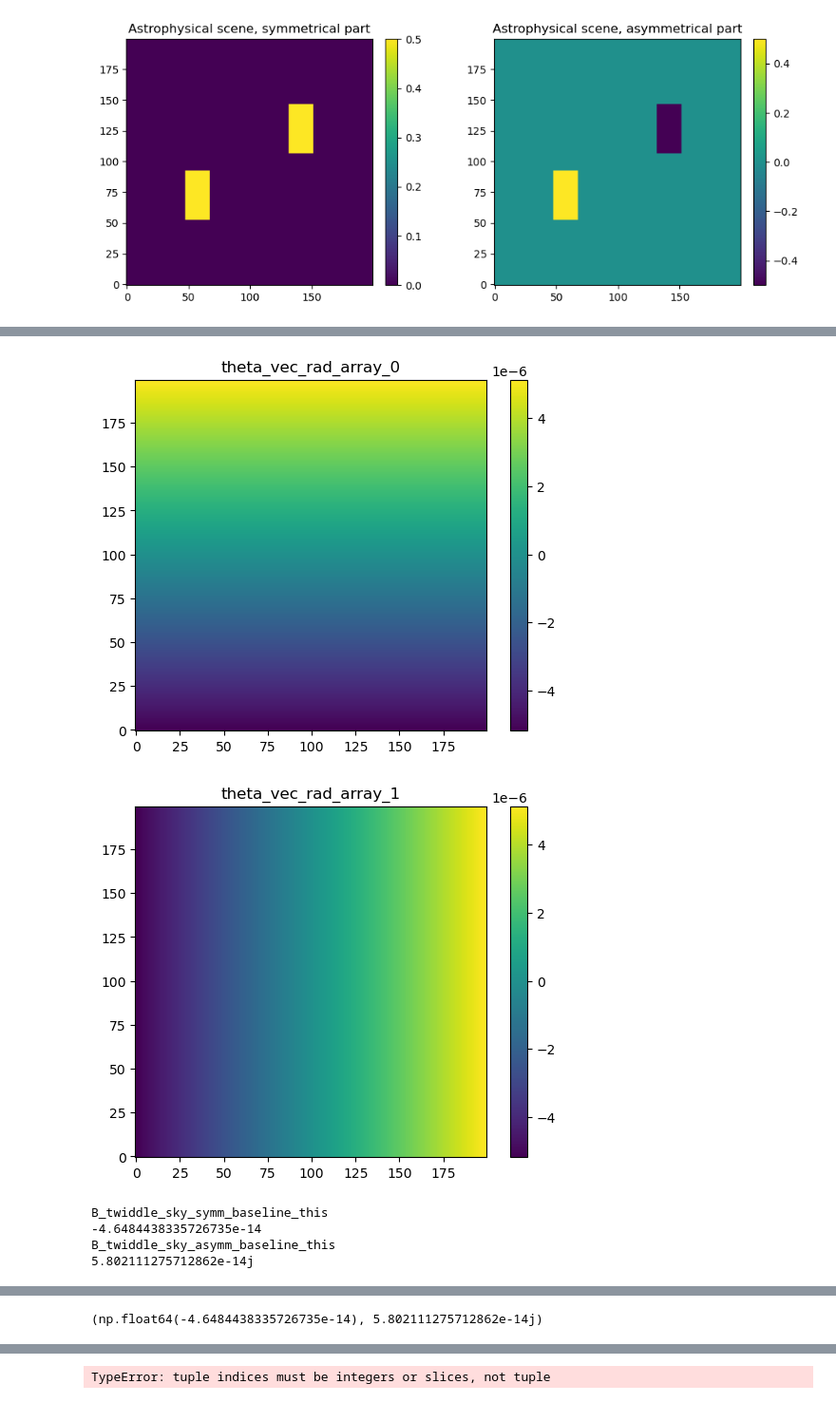
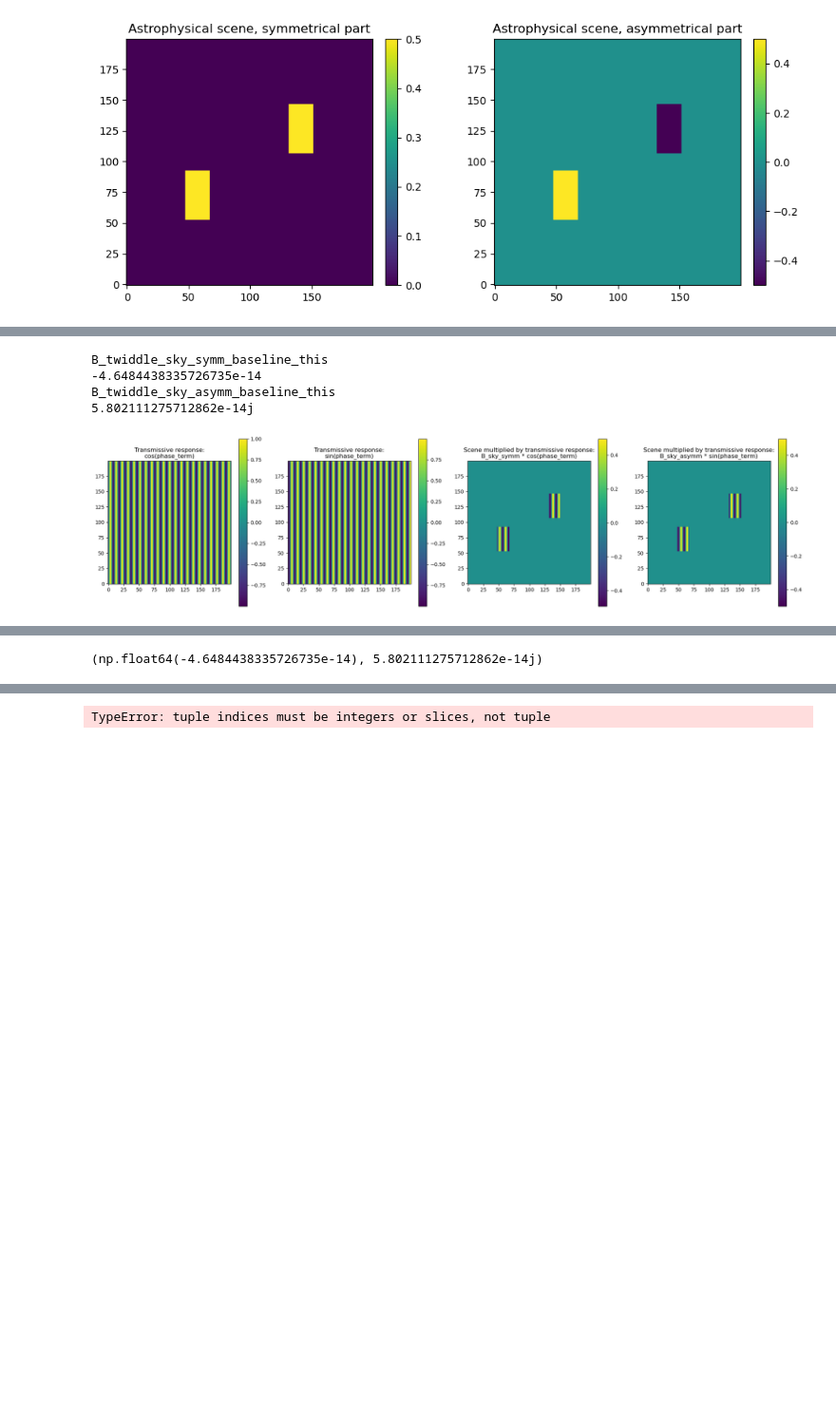
Before and after one commit to mwanakijiji/life_detectors, a Jupyter notebook: notebooks/dev_transmission_screens.ipynb, the cells around one changed output, grey strips where cells are left out. Shown at 95% size. Drawn from its saved outputs; the diff is of its cells as text; code cells hidden in the pictures; blank space fills up the shorter version.

```diff
--- a/notebooks/dev_transmission_screens.ipynb
+++ b/notebooks/dev_transmission_screens.ipynb
@@ -350,10 +349,9 @@ plt.show()
 # %%
-test = B_twiddle_sky_symm_asymm(B_sky_symm=scene_symm_test, B_sky_asymm=scene_asymm_test, x_vec_j=x_vec[0], x_vec_k=x_vec[1], theta_vec_2d_asec=astro_cube[1:,:,:], wavel_m=wavel_m)
+test = B_twiddle_sky_symm_asymm(B_sky_symm=scene_symm_test, B_sky_asymm=scene_asymm_test, x_vec_j=x_vec[0], x_vec_k=x_vec[1], theta_vec_2d_asec=astro_cube[1:,:,:], wavel_m=wavel_m, plot=True)
 print(test)
 # %% [output]
+B_twiddle_sky_symm_baseline_this
+-4.6484438335726735e-14
+B_twiddle_sky_asymm_baseline_this
+5.802111275712862e-14j
-[figure, old version]
+[figure, new version]
-[figure, removed]
-B_twiddle_sky_symm_baseline_this
--4.6484438335726735e-14
-B_twiddle_sky_asymm_baseline_this
-5.802111275712862e-14j
```
Also changed, not shown: parts of 9 cells of this notebook.
